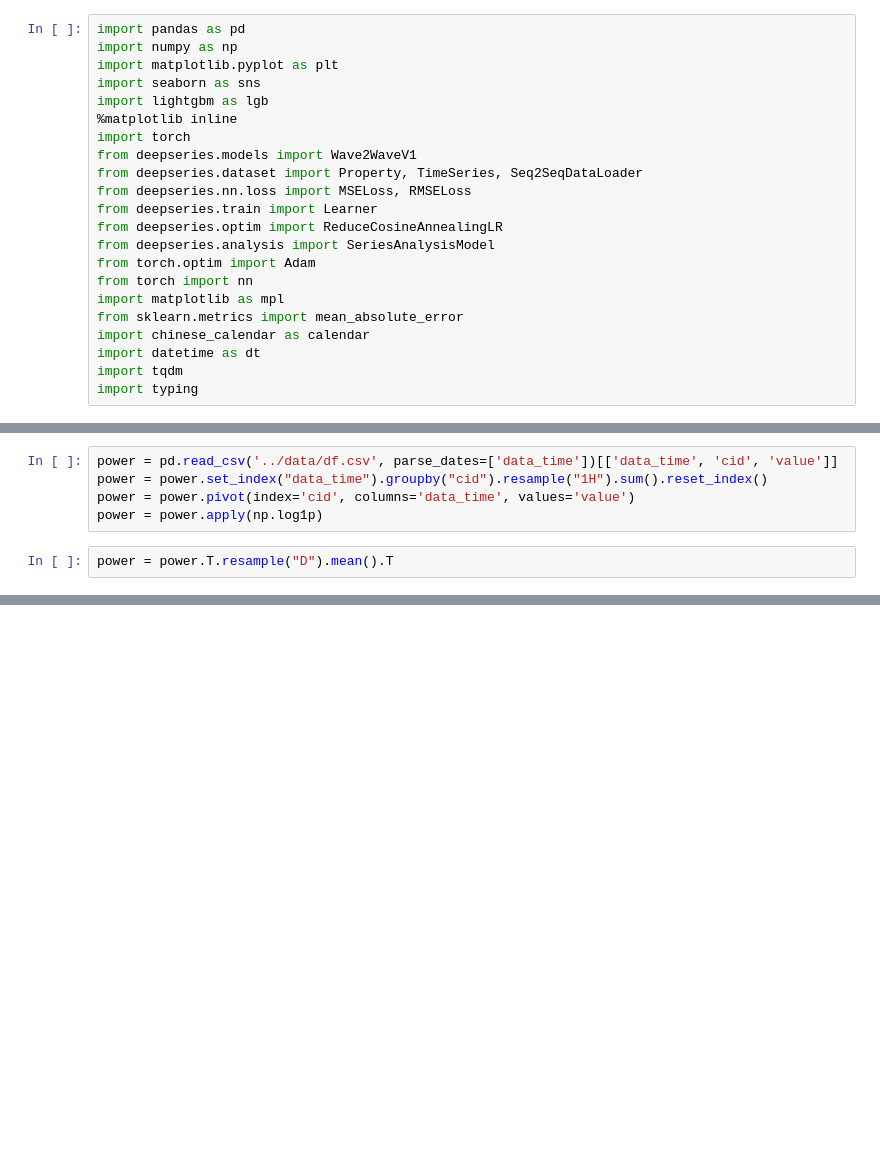
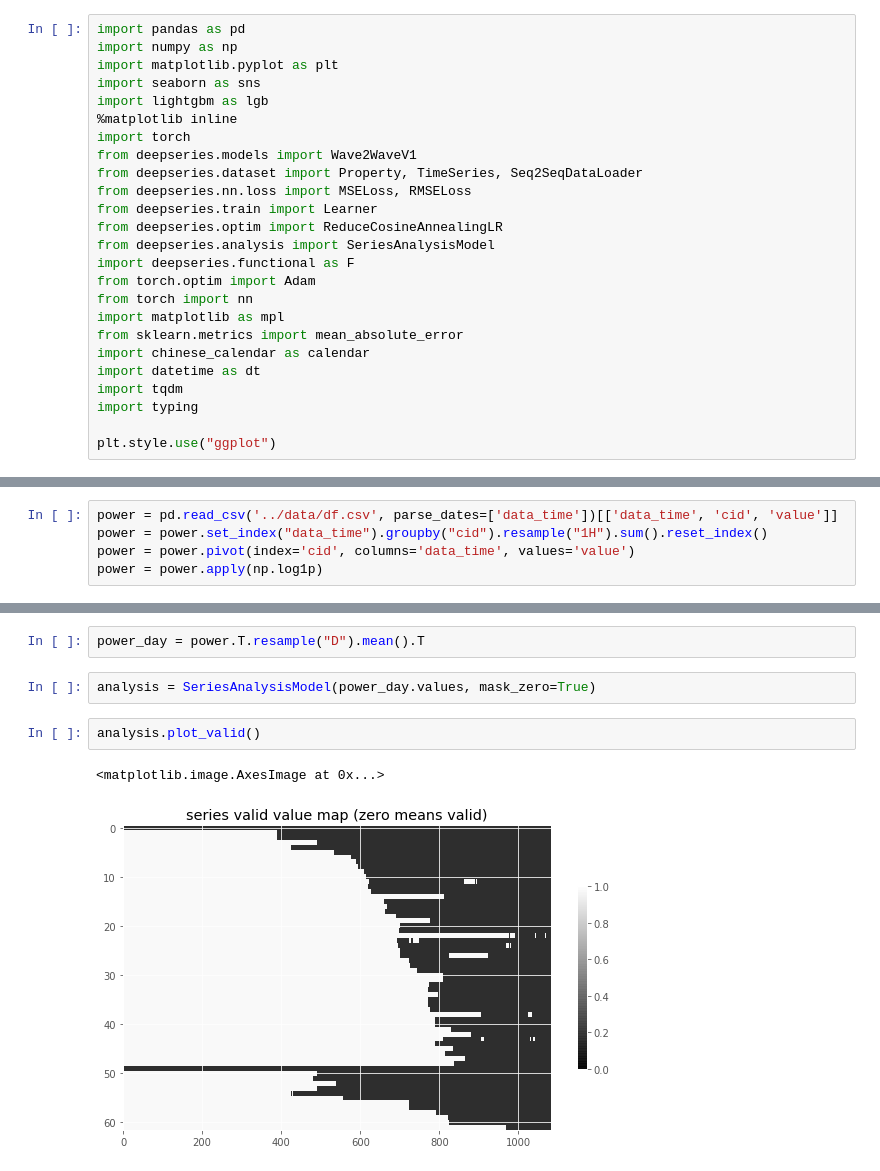
Before and after one commit to Relevation-143/Deep-Time-Series-Prediction, a Jupyter notebook: notebooks/Untitled1.ipynb, the cells around one changed output, grey strips where cells are left out. Saved outputs shown, nothing was run; the diff lists cells and outputs as text; blank space fills up the shorter version.

Commit message:
add analysis model;

```diff
--- a/notebooks/Untitled1.ipynb
+++ b/notebooks/Untitled1.ipynb
@@ -12,6 +12,7 @@ from deepseries.nn.loss import MSELoss, RMSELoss
 from deepseries.train import Learner
 from deepseries.optim import ReduceCosineAnnealingLR
 from deepseries.analysis import SeriesAnalysisModel
+import deepseries.functional as F
 from torch.optim import Adam
 from torch import nn
 import matplotlib as mpl
@@ -20,3 +21,5 @@ import chinese_calendar as calendar
 import datetime as dt
 import tqdm
 import typing
+
+plt.style.use("ggplot")
@@ -44,5 +28,3 @@ power = pd.read_csv('../data/df.csv', parse_dates=['data_time'])[['data_time', '
 power = power.set_index("data_time").groupby("cid").resample("1H").sum().reset_index()
 power = power.pivot(index='cid', columns='data_time', values='value')
 power = power.apply(np.log1p)
-# %%
-power = power.T.resample("D").mean().T
@@ -209,0 +31,9 @@ power
+# %%
+power_day = power.T.resample("D").mean().T
+# %%
+analysis = SeriesAnalysisModel(power_day.values, mask_zero=True)
+# %%
+analysis.plot_valid()
+# %% [output]
+<matplotlib.image.AxesImage at 0x...>
+[figure, added]
```
Also changed, not shown: parts of 41 cells of this notebook, 9 other files.
